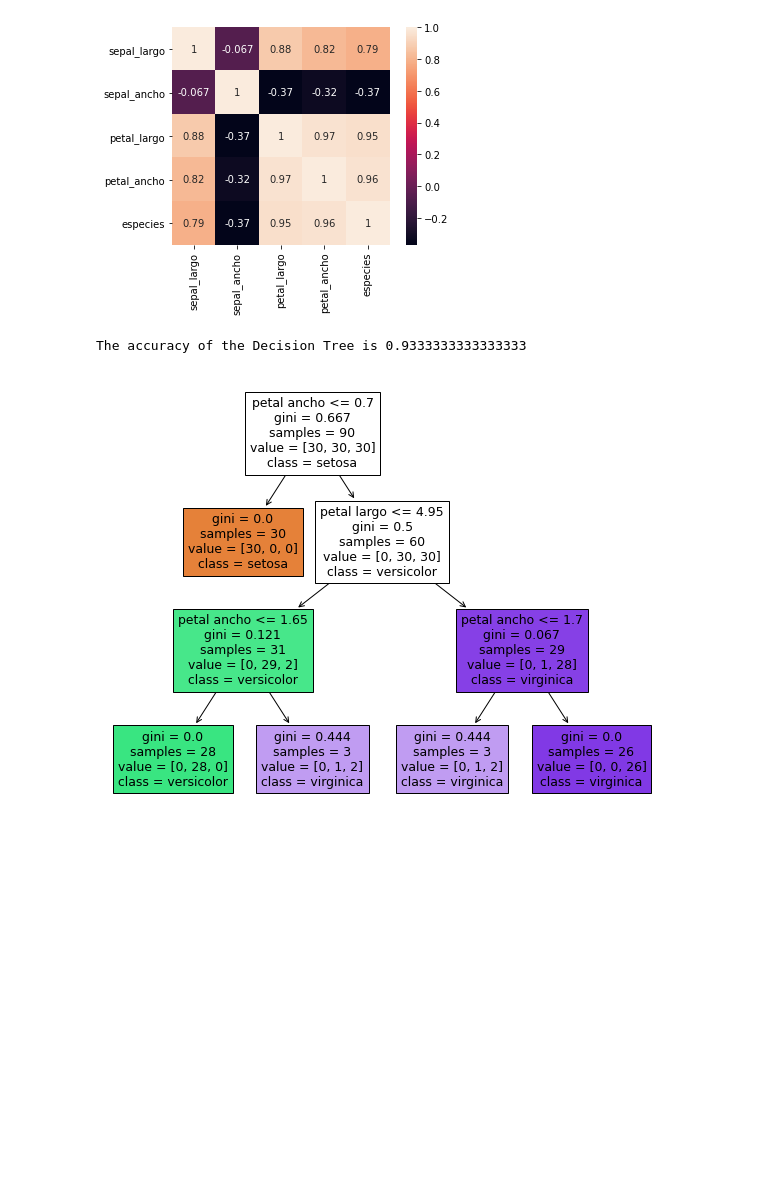
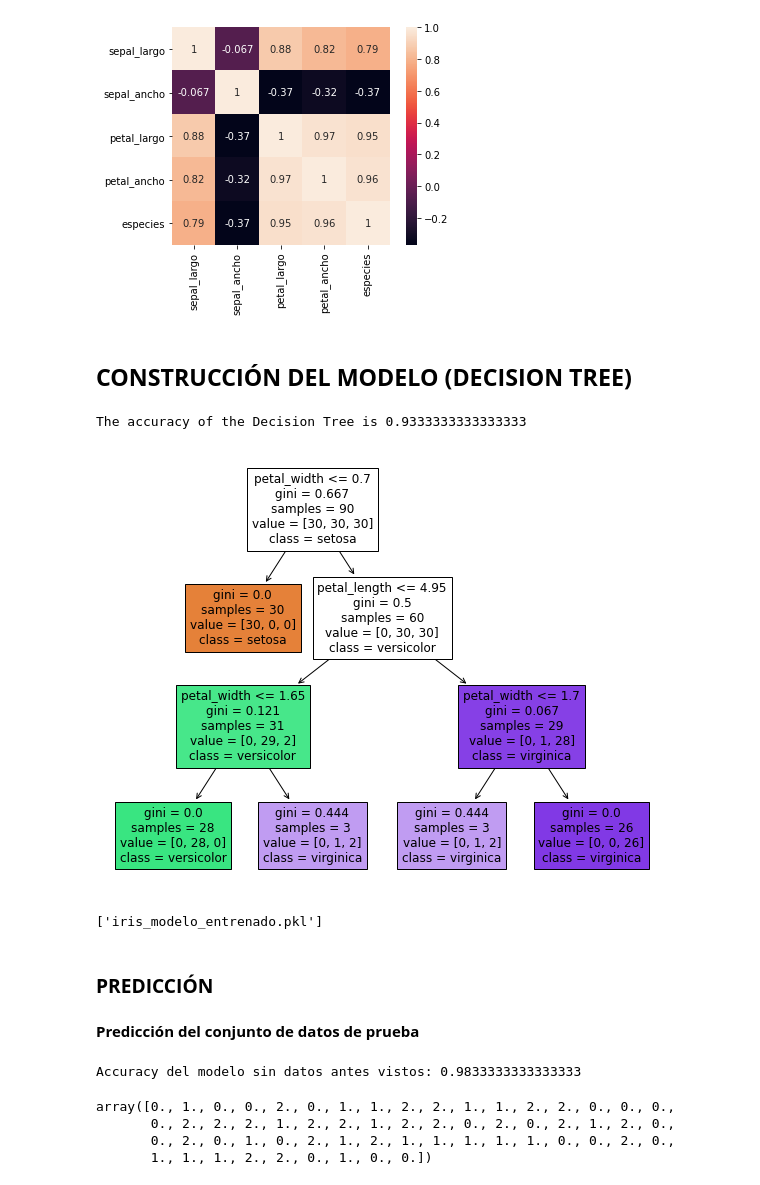
Before and after one commit to PabloJRW/iris-classifier, a Jupyter notebook: iris-classifier.ipynb, the cells around one changed output. Drawn from its saved outputs; the diff is of its cells as text; code cells hidden in the pictures; blank space fills up the shorter version.

```diff
--- a/iris-classifier.ipynb
+++ b/iris-classifier.ipynb
@@ -113,10 +120,11 @@ fig.suptitle('Distribución variables', fontsize = 15, fontweight = "bold");
 # ============================================================================
 fig, axs = plt.subplots(2, 2, figsize=(9,6))
 cn = ['setosa', 'versicolor', 'virginica']
-sns.boxplot(x='especies', y='sepal_largo', data=train, ax=axs[0,0]);
-sns.boxplot(x='especies', y ='sepal_ancho', data=train, ax=axs[0,1]);
-sns.boxplot(x ='especies', y = 'petal_largo', data=train, ax=axs[1,0]);
-sns.boxplot(x ='especies', y = 'petal_ancho', data=train, ax=axs[1,1]);
+fn = ["sepal_length", "sepal_width", "petal_length", "petal_width"]
+sns.boxplot(x='especies', y='sepal_largo', data=train, ax=axs[0,0]).set_xticklabels(cn)
+sns.boxplot(x='especies', y ='sepal_ancho', data=train, ax=axs[0,1]).set_xticklabels(cn)
+sns.boxplot(x ='especies', y = 'petal_largo', data=train, ax=axs[1,0]).set_xticklabels(cn)
+sns.boxplot(x ='especies', y = 'petal_ancho', data=train, ax=axs[1,1]).set_xticklabels(cn)
 # add some spacing between subplots
 fig.tight_layout(pad=1.0)
 # %% [output]
@@ -131,6 +144,8 @@ sns.heatmap(corrmat, annot = True, square = True)
 plt.show()
 # %% [output]
 [figure]
+# %% [markdown]
+## <b>CONSTRUCCIÓN DEL MODELO (DECISION TREE)
 # %%
 # División de conjuntos de datos
 # ==================================================================================
@@ -139,14 +154,47 @@ y_train = train.especies
 X_test = test[['sepal_largo','sepal_ancho','petal_largo','petal_ancho']]
 y_test = test.especies
 # %%
-dt_clf = DecisionTreeClassifier(max_depth=3, random_state=1)
-dt_clf.fit(X_train,y_train)
-prediction = cross_val_predict(dt_clf, X_train, y_train, cv=10, n_jobs=-1)
+dtree_clf = DecisionTreeClassifier(max_depth=3, random_state=1)
+dtree_clf.fit(X_train,y_train)
+prediction = cross_val_predict(dtree_clf, X_train, y_train, cv=10, n_jobs=-1)
 print("The accuracy of the Decision Tree is " + str(accuracy_score(y_train, prediction)))
 # %% [output]
 The accuracy of the Decision Tree is 0.9333333333333333
 # %%
 plt.figure(figsize = (10,8))
-plot_tree(dt_clf, feature_names = fn, class_names = cn, filled = True);
+plot_tree(dtree_clf, feature_names = fn, class_names = cn, filled = True);
 # %% [output]
-[figure, old version]
+[figure, new version]
+# %%
+# Guardando modelo entrenando
+# ===========================================================================
+iris_classifier = dtree_clf
+joblib.dump(iris_classifier, 'iris_modelo_entrenado.pkl') # Guardo el modelo.
+# %% [output]
+['iris_modelo_entrenado.pkl']
+# %% [markdown]
+### <b>PREDICCIÓN
+# %% [markdown]
+<b> Predicción del conjunto de datos de prueba
+# %%
+# Prueba del modelo entrenado
+#=====================================================================
+
+# Carga del modelo.
+modelo = joblib.load('iris_modelo_entrenado.pkl')
+
+# predicción
+preds = modelo.predict(X_test)
+
+# Accuracy del modelo entrenado con los datos de prueba
+accuracy = accuracy_score(preds, y_test)
+print('Accuracy del modelo sin datos antes vistos: '+ str(accuracy))
+# %% [output]
+Accuracy del modelo sin datos antes vistos: 0.9833333333333333
+# %%
+preds
+# %% [output]
+array([0., 1., 0., 0., 2., 0., 1., 1., 2., 2., 1., 1., 2., 2., 0., 0., 0.,
+       0., 2., 2., 2., 1., 2., 2., 1., 2., 2., 0., 2., 0., 2., 1., 2., 0.,
+       0., 2., 0., 1., 0., 2., 1., 2., 1., 1., 1., 1., 1., 0., 0., 2., 0.,
+       1., 1., 1., 2., 2., 0., 1., 0., 0.])
```
Also changed, not shown: parts of 6 cells of this notebook.
